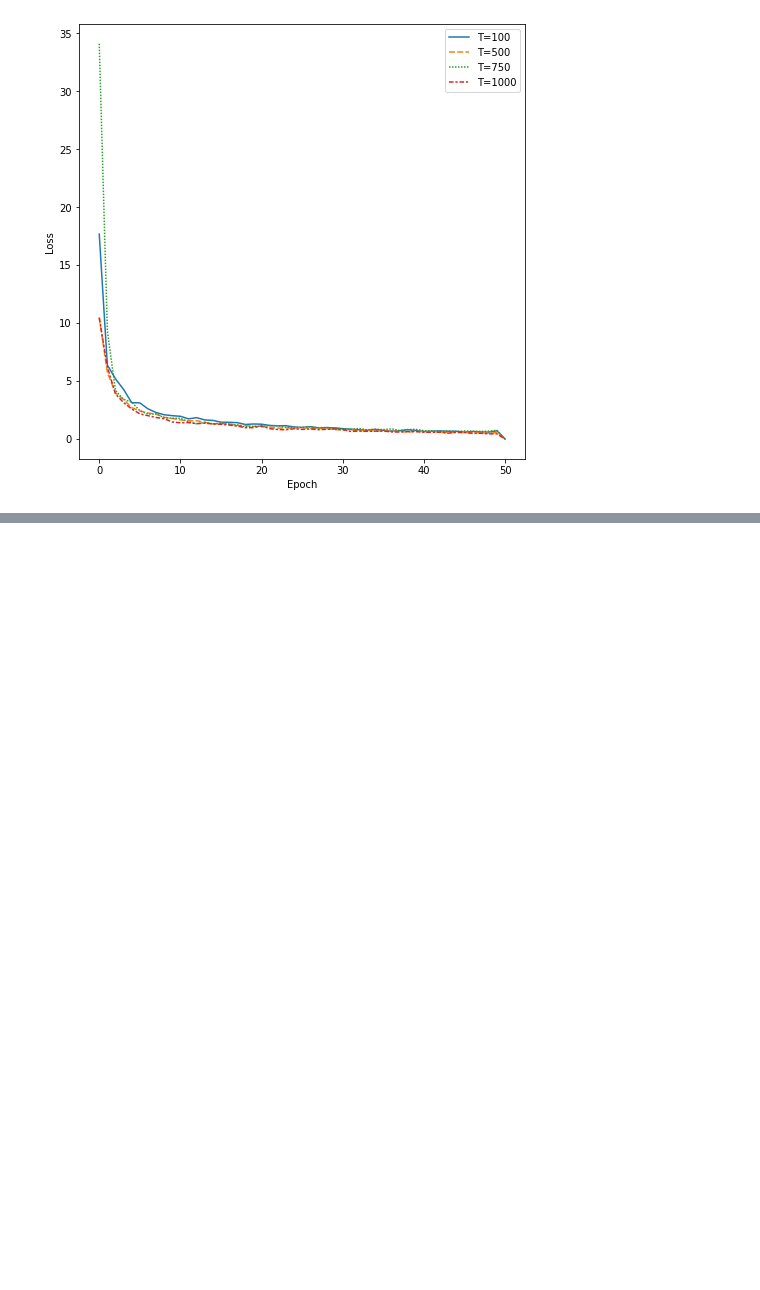
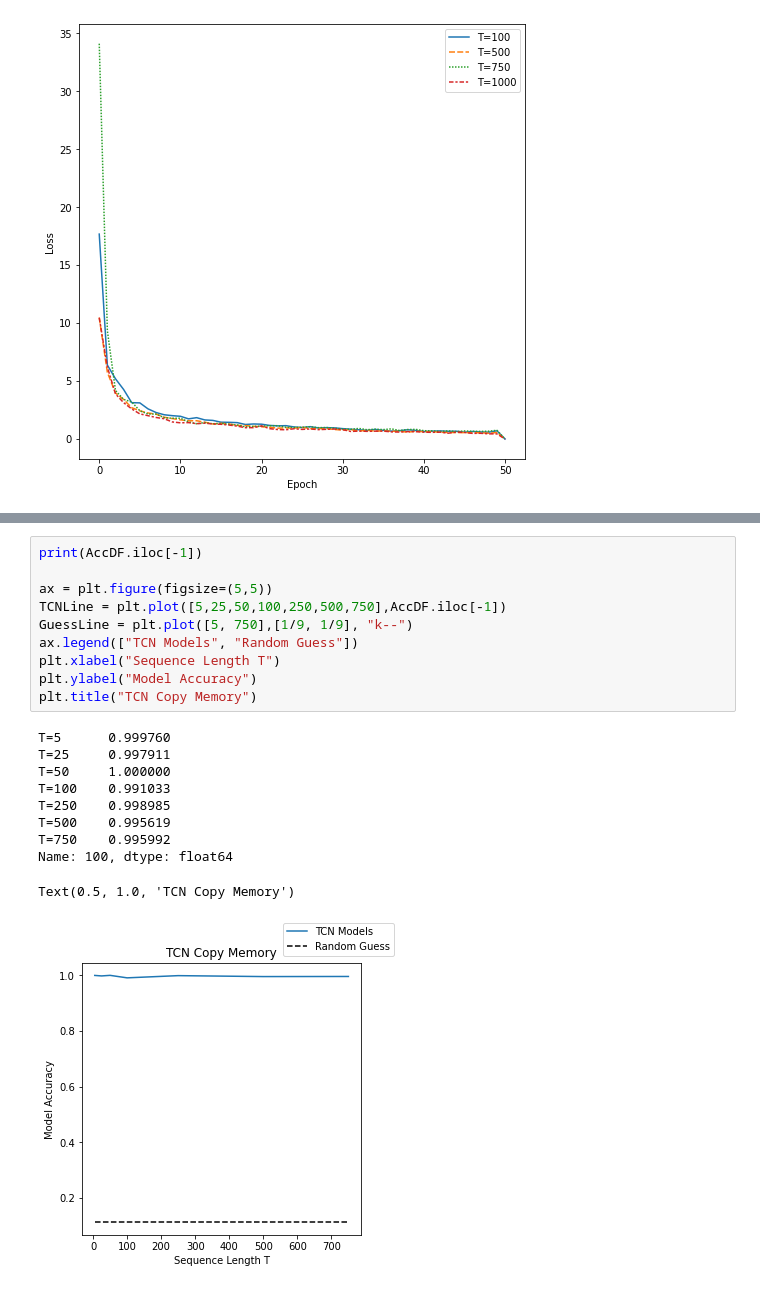
Before and after one commit to pprestridge/TCN_Literature, a Jupyter notebook: TCN Copy Memory.ipynb, the cells around one changed output, grey strips where cells are left out. Cells and saved outputs as stored; diff of their text form; blank space fills up the shorter version.

```diff
--- a/TCN Copy Memory.ipynb
+++ b/TCN Copy Memory.ipynb
@@ -379,0 +494,21 @@ Likely the best approach for a problem like this would to include nb_filters, ke
+# %%
+print(AccDF.iloc[-1])
+
+ax = plt.figure(figsize=(5,5))
+TCNLine = plt.plot([5,25,50,100,250,500,750],AccDF.iloc[-1])
+GuessLine = plt.plot([5, 750],[1/9, 1/9], "k--")
+ax.legend(["TCN Models", "Random Guess"])
+plt.xlabel("Sequence Length T")
+plt.ylabel("Model Accuracy")
+plt.title("TCN Copy Memory")
+# %% [output]
+T=5      0.999760
+T=25     0.997911
+T=50     1.000000
+T=100    0.991033
+T=250    0.998985
+T=500    0.995619
+T=750    0.995992
+Name: 100, dtype: float64
+Text(0.5, 1.0, 'TCN Copy Memory')
+[figure, added]
```
Also changed, not shown: parts of 5 cells of this notebook.
